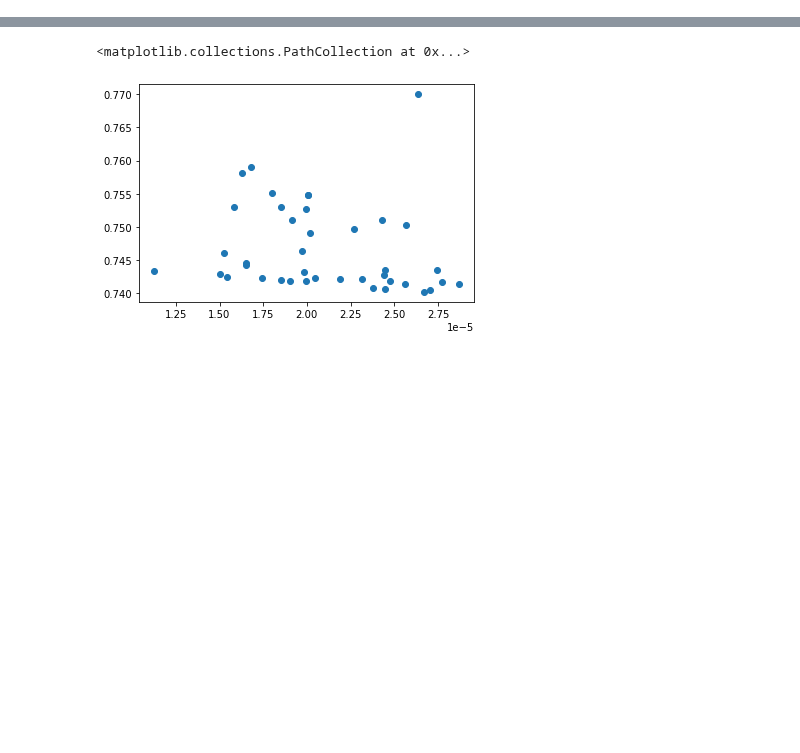
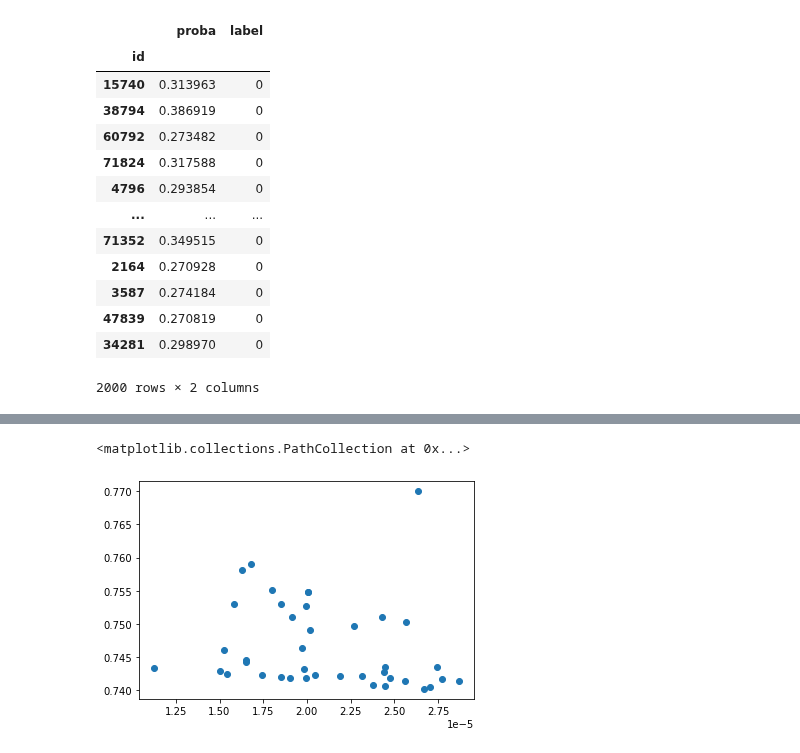
Before and after one commit to slawekslex/dl_experiments, a Jupyter notebook: Hateful/VisResults.ipynb, the cells around one changed output, grey strips where cells are left out. Drawn from its saved outputs; the diff is of its cells as text; code cells hidden in the pictures; blank space fills up the shorter version.

Commit message:
final submit

```diff
--- a/Hateful/VisResults.ipynb
+++ b/Hateful/VisResults.ipynb
@@ -7 +30,24 @@ res =pd.read_csv('exp_results.csv')
+# %%
+submit_df = pd.DataFrame()
+submit_df['id'] = frames[0]['id']
+submit_df['proba'] = mean_probes
+submit_df['label'] = (mean_probes>.5).astype(int)
+submit_df = submit_df.set_index('id')
+submit_df
+#submit_df.to_csv('attempts/phase2_att3.csv', header=True)
+# %% [output]
+|  | proba | label |
+| id |  |  |
+| 15740 | 0.313963 | 0 |
+| 38794 | 0.386919 | 0 |
+| 60792 | 0.273482 | 0 |
+| 71824 | 0.317588 | 0 |
+| 4796 | 0.293854 | 0 |
+| ... | ... | ... |
+| 71352 | 0.349515 | 0 |
+| 2164 | 0.270928 | 0 |
+| 3587 | 0.274184 | 0 |
+| 47839 | 0.270819 | 0 |
+| 34281 | 0.298970 | 0 |
+2000 rows × 2 columns
 # %%
```
Also changed, not shown: parts of 10 cells of this notebook, 22 other files.
